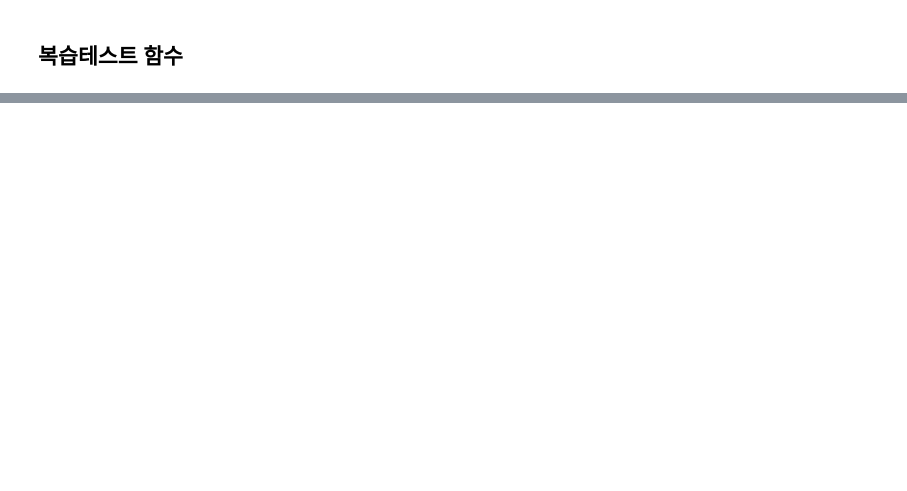
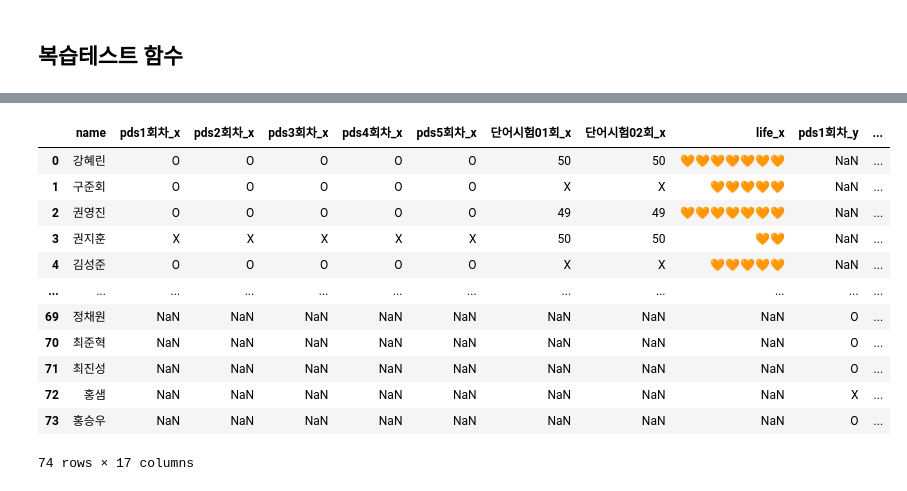
Before and after one commit to hmii/students_homework_checker, a Jupyter notebook: all_band.ipynb, the cells around one changed output, grey strips where cells are left out. Cells and saved outputs as stored; diff of their text form; code cells hidden in the pictures; blank space fills up the shorter version.

```diff
--- a/all_band.ipynb
+++ b/all_band.ipynb
@@ -158,0 +213,30 @@ re_test(tag)
+# %%
+member_list = []
+member_count = []
+
+for class_id in list(class_dic.keys()):
+    url = class_dic[class_id]+'/member'
+    driver.get(url)
+    time.sleep(1)
+
+    html = driver.page_source
+    soup = BeautifulSoup(html, 'html.parser')
+    num = int(soup.select('._memberCount')[0].text)-2
+    member_count.append([class_id, num])
+    member = soup.select('.ellipsis')
+
+    for name in member:
+        who = name.text
+        who = who.replace('\n', "")
+        if class_id == 'PURPLE':
+            who = who[5:].strip()
+        member_list.append([class_id, who])
+
+member12 = pd.DataFrame(member_count, columns=['반명', '학생 수'])
+
+member11 = pd.DataFrame(member_list, columns=['반명', '이름'])
+member11['이름']=member11['이름'].str.extract(r'([가-힣].*)')
+
+with pd.ExcelWriter('1주차_memeber.xlsx') as writer:
+    member11.to_excel(writer, sheet_name='1주차_학생명단', index=False)
+    member12.to_excel(writer, sheet_name='1주차_학생수', index=False)
@@ -158,0 +251,4 @@ re_test(tag)
+# %%
+week_1 = {}
+for class_id in list(class_dic.keys()):
+    week_1[f'{class_id}'] = pd.read_excel(f'{class_id}_1주차.xlsx')
@@ -158,0 +285,17 @@ re_test(tag)
+# %%
+pd.merge(week_1['PA3A'], week_1['PB3A'], on='name', how='outer')
+# 데이터프레임 자체를 딕셔너리 형태로 저장해서 그것을 꺼내서 사용 가능하다....
+# %% [output]
+|  | name | pds1회차_x | pds2회차_x | pds3회차_x | pds4회차_x | pds5회차_x | 단어시험01회_x | 단어시험02회_x | life_x | pds1회차_y | ... |
+| 0 | 강혜린 | O | O | O | O | O | 50 | 50 | 🧡🧡🧡🧡🧡🧡🧡 | NaN | ... |
+| 1 | 구준회 | O | O | O | O | O | X | X | 🧡🧡🧡🧡🧡 | NaN | ... |
+| 2 | 권영진 | O | O | O | O | O | 49 | 49 | 🧡🧡🧡🧡🧡🧡🧡 | NaN | ... |
+| 3 | 권지훈 | X | X | X | X | X | 50 | 50 | 🧡🧡 | NaN | ... |
+| 4 | 김성준 | O | O | O | O | O | X | X | 🧡🧡🧡🧡🧡 | NaN | ... |
+| ... | ... | ... | ... | ... | ... | ... | ... | ... | ... | ... | ... |
+| 69 | 정채원 | NaN | NaN | NaN | NaN | NaN | NaN | NaN | NaN | O | ... |
+| 70 | 최준혁 | NaN | NaN | NaN | NaN | NaN | NaN | NaN | NaN | O | ... |
+| 71 | 최진성 | NaN | NaN | NaN | NaN | NaN | NaN | NaN | NaN | O | ... |
+| 72 | 홍샘 | NaN | NaN | NaN | NaN | NaN | NaN | NaN | NaN | X | ... |
+| 73 | 홍승우 | NaN | NaN | NaN | NaN | NaN | NaN | NaN | NaN | O | ... |
+74 rows × 17 columns
```
Also changed, not shown: parts of 17 cells of this notebook.
